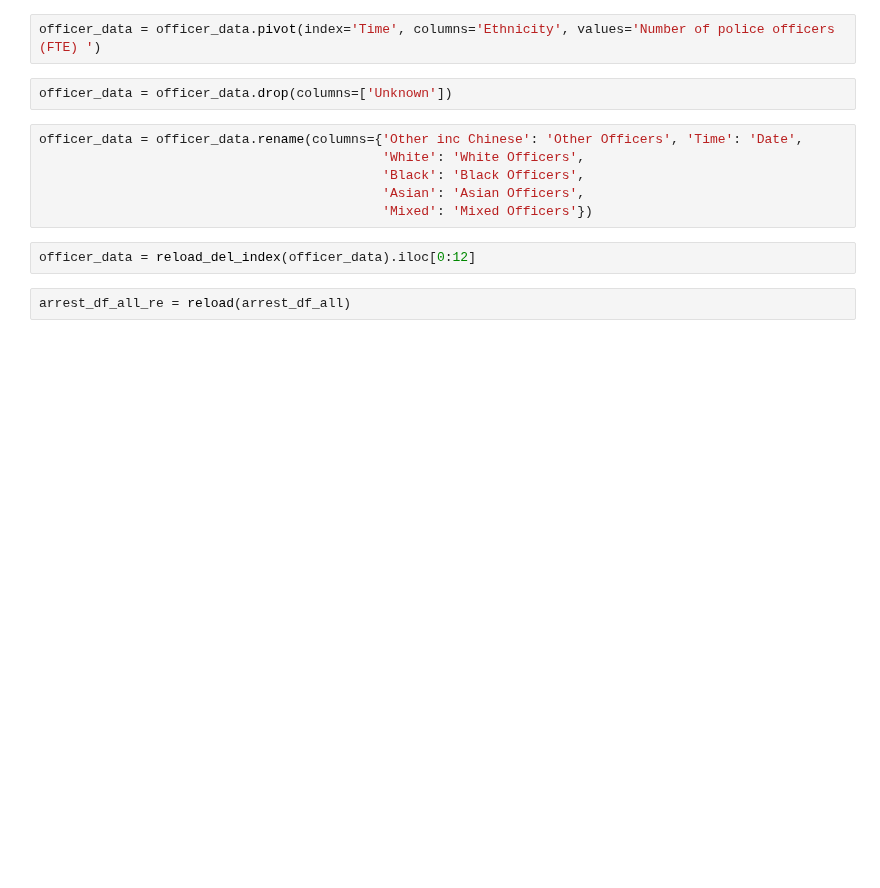
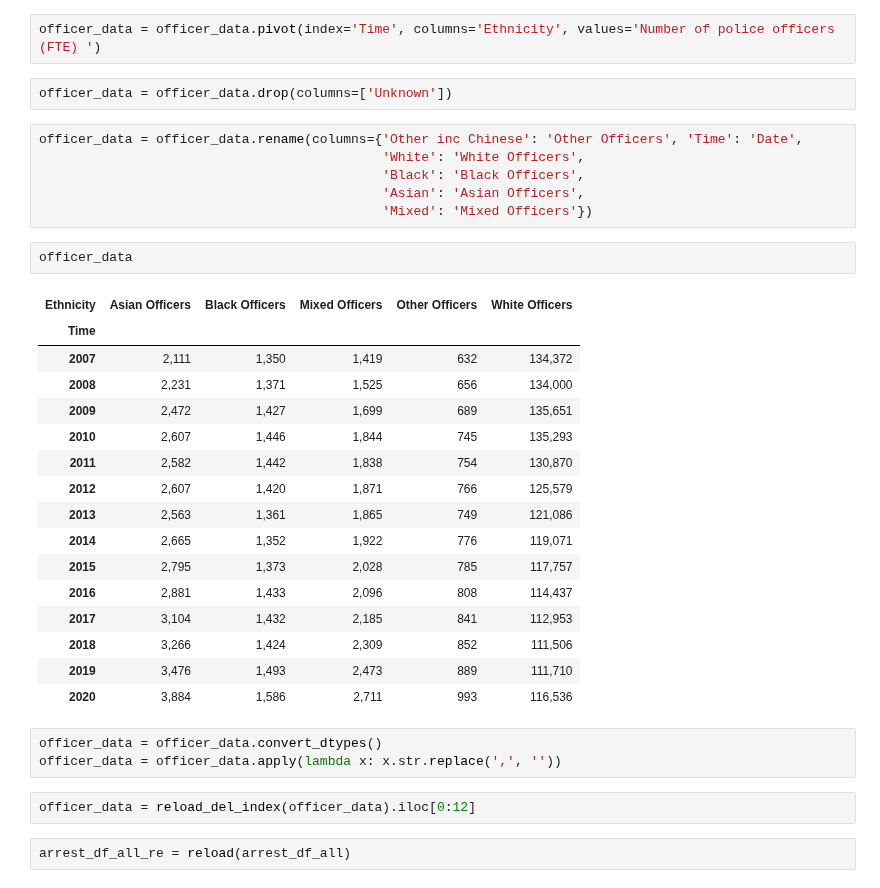
Before and after one commit to ab17254/ce888, a Jupyter notebook: Assignment/preprocessing_assignment1.ipynb, the cells around one changed output. Saved outputs shown, nothing was run; the diff lists cells and outputs as text; blank space fills up the shorter version.

```diff
--- a/Assignment/preprocessing_assignment1.ipynb
+++ b/Assignment/preprocessing_assignment1.ipynb
@@ -160,6 +160,28 @@ officer_data = officer_data.rename(columns={'Other inc Chinese': 'Other Officers
                                             'Black': 'Black Officers',
                                             'Asian': 'Asian Officers',
                                             'Mixed': 'Mixed Officers'})
+# %%
+officer_data
+# %% [output]
+| Ethnicity | Asian Officers | Black Officers | Mixed Officers | Other Officers | White Officers |
+| Time |  |  |  |  |  |
+| 2007 | 2,111 | 1,350 | 1,419 | 632 | 134,372 |
+| 2008 | 2,231 | 1,371 | 1,525 | 656 | 134,000 |
+| 2009 | 2,472 | 1,427 | 1,699 | 689 | 135,651 |
+| 2010 | 2,607 | 1,446 | 1,844 | 745 | 135,293 |
+| 2011 | 2,582 | 1,442 | 1,838 | 754 | 130,870 |
+| 2012 | 2,607 | 1,420 | 1,871 | 766 | 125,579 |
+| 2013 | 2,563 | 1,361 | 1,865 | 749 | 121,086 |
+| 2014 | 2,665 | 1,352 | 1,922 | 776 | 119,071 |
+| 2015 | 2,795 | 1,373 | 2,028 | 785 | 117,757 |
+| 2016 | 2,881 | 1,433 | 2,096 | 808 | 114,437 |
+| 2017 | 3,104 | 1,432 | 2,185 | 841 | 112,953 |
+| 2018 | 3,266 | 1,424 | 2,309 | 852 | 111,506 |
+| 2019 | 3,476 | 1,493 | 2,473 | 889 | 111,710 |
+| 2020 | 3,884 | 1,586 | 2,711 | 993 | 116,536 |
+# %%
+officer_data = officer_data.convert_dtypes()
+officer_data = officer_data.apply(lambda x: x.str.replace(',', ''))
 # %%
 officer_data = reload_del_index(officer_data).iloc[0:12]
 # %%
```
Also changed, not shown: parts of 6 cells of this notebook.
